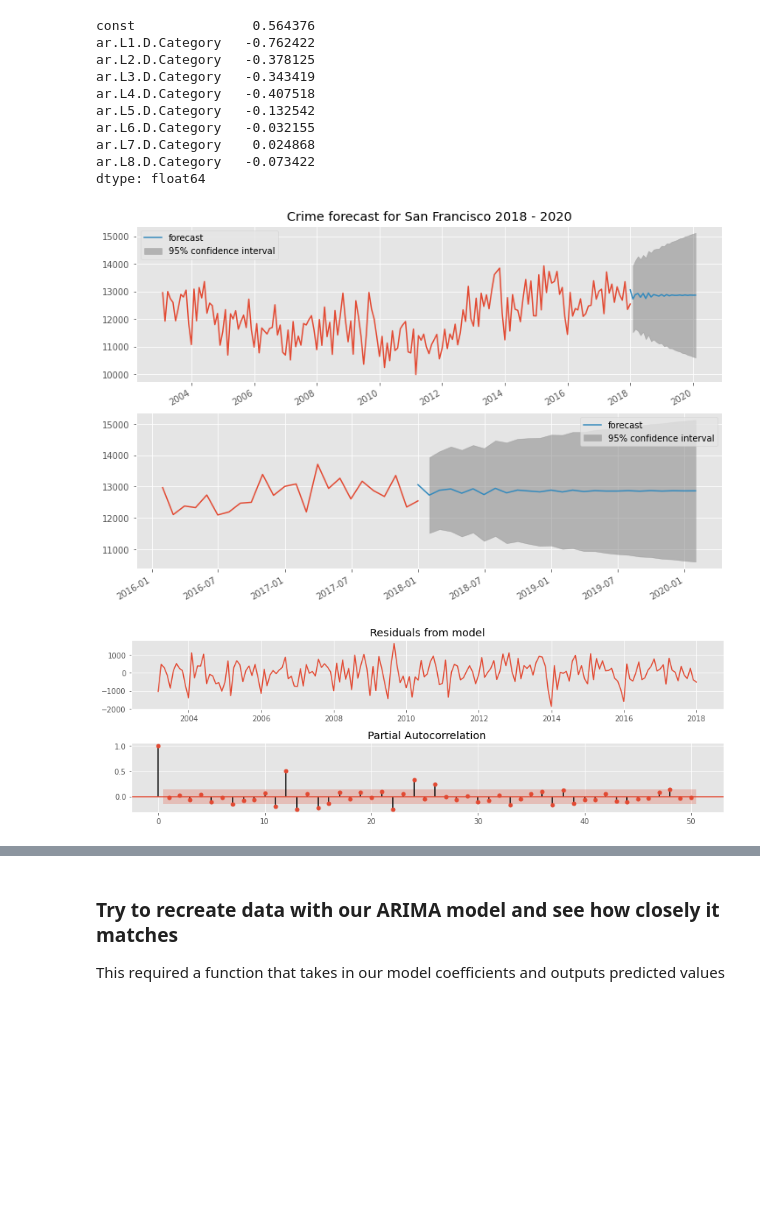
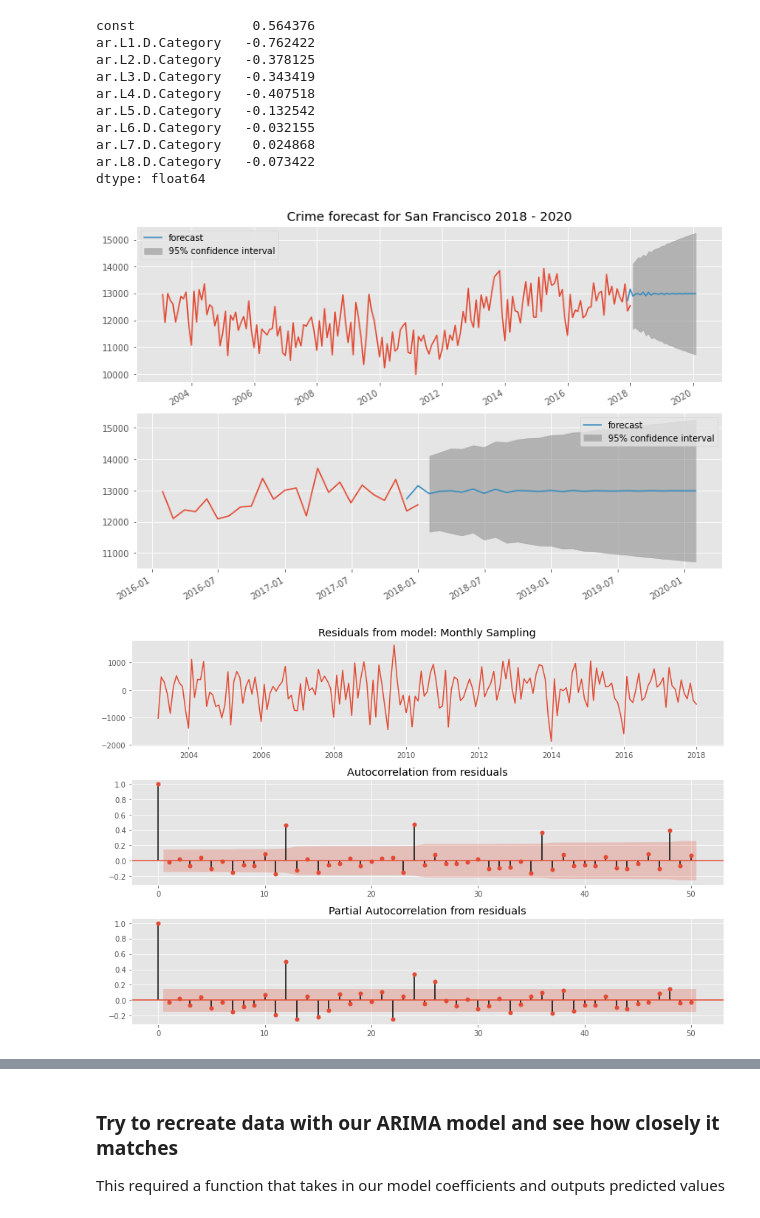
Before and after one commit to mkpetterson/sfcrime, a Jupyter notebook: notebooks/time_series_analysis.ipynb, the cells around one changed output, grey strips where cells are left out. Saved outputs shown, nothing was run; the diff lists cells and outputs as text; code cells hidden in the pictures; blank space fills up the shorter version.

```diff
--- a/notebooks/time_series_analysis.ipynb
+++ b/notebooks/time_series_analysis.ipynb
@@ -348,7 +364,7 @@ ax = axes[0]
 ax.plot(crime_data.index, crime_data)
 
 # Set fig = crime_model plot prediction method
-fig = crime_model.plot_predict('2017-12-31', '2020',
+fig = crime_model.plot_predict('2017-11-30', '2020',
                                 dynamic=True, ax=ax, # Plots in-sample forecast; not lagged
                                 plot_insample=False) # Not plotting Category feature
 ax.set_title("Crime forecast for San Francisco 2018 - 2020")
@@ -356,23 +372,25 @@ ax.legend(loc='upper left')
 
 ax = axes[1]
 ax.plot(crime_data['2016':].index, crime_data['2016':])
-fig = crime_model.plot_predict('2017-12-31', '2020',
+fig = crime_model.plot_predict('2017-11-30', '2020',
                                 dynamic=True, ax=ax, # Plots in-sample forecast; not lagged
                                 plot_insample=False) # Not plotting Category feature
 
 #plt.savefig('../data/images/crime_forecast.png', bbox_inches='tight', dpi=250)
 # %% [output]
-[figure, old version]
+[figure, new version]
 # %%
 # Look at residuals of model and see if they look like white noise
-fig, ax = plt.subplots(2, figsize=(12,4))
+fig, ax = plt.subplots(3, figsize=(12,8))
 ax[0].plot(crime_model.resid.index, crime_model.resid)
-ax[0].set_title("Residuals from model")
+ax[0].set_title("Residuals from model: Monthly Sampling")
 
 # Check auto correlation
-_ = plot_acf(crime_model.resid, lags=50, ax=ax[1])
-_ = plot_pacf(crime_model.resid, lags=50,)
+_ = plot_acf(crime_model.resid, lags=50, ax=ax[1], title="Autocorrelation from residuals")
+_ = plot_pacf(crime_model.resid, lags=50, ax=ax[2], title="Partial Autocorrelation from residuals")
 
 plt.tight_layout()
+
+plt.savefig('../data/images/monthly_residuals.png', dpi=250)
 # %% [output]
-[figure, old version]
+[figure, new version]
```
Also changed, not shown: parts of 4 cells of this notebook.
